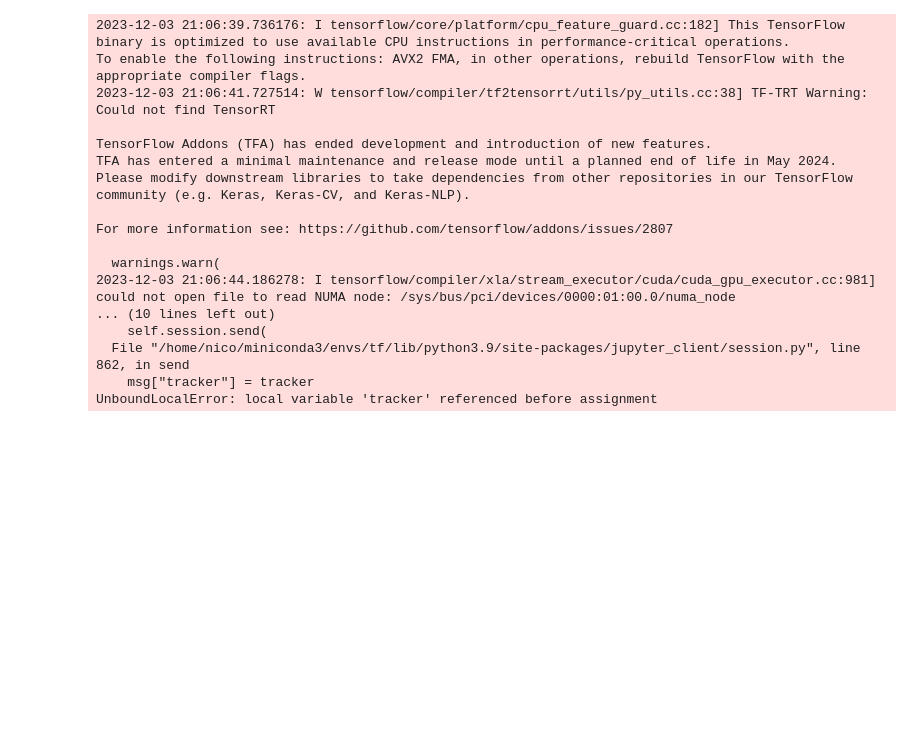
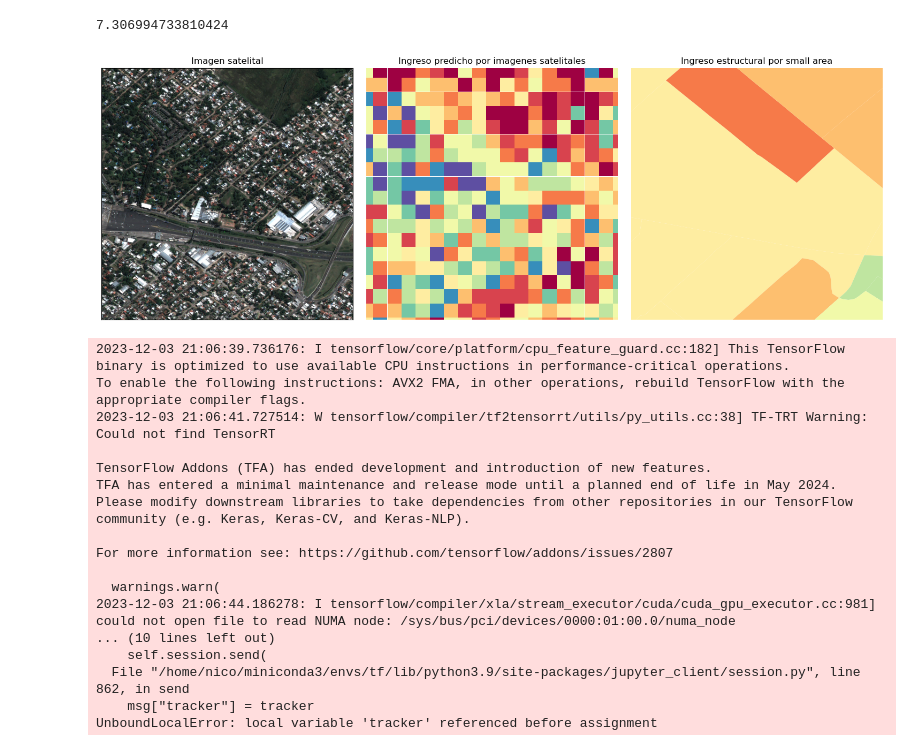
Before and after one commit to Queeno11/Satellite-Imagery-Income-Prediction, a Jupyter notebook: scripts/debug.ipynb, the cells around one changed output. Drawn from its saved outputs; the diff is of its cells as text; code cells hidden in the pictures; blank space fills up the shorter version.

```diff
--- a/scripts/debug.ipynb
+++ b/scripts/debug.ipynb
@@ -9,0 +35,13 @@ from importlib import reload
+# %%
+from shapely import Polygon
+VILLA_31 = [[-58.3942356256,-34.5947320752],[-58.3679285222,-34.5947320752],[-58.3679285222,-34.5760771024],[-58.3942356256,-34.5760771024],[-58.3942356256,-34.5947320752]]
+VILLA_21_24 = [[-58.4108331428,-34.6551111569],[-58.3944394813,-34.6551111569],[-58.3944394813,-34.6437196838],[-58.4108331428,-34.6437196838],[-58.4108331428,-34.6551111569]]
+PARQUE_LELOIR = [[-58.67620171,-34.6352316984],[-58.6650723329,-34.6352316984],[-58.6650723329,-34.6252500848],[-58.67620171,-34.6252500848],[-58.67620171,-34.6352316984]]
+ADROGUE_CHICO = [[-58.409929469,-34.817989341],[-58.3966363097,-34.817989341],[-58.3966363097,-34.8070532351],[-58.409929469,-34.8070532351],[-58.409929469,-34.817989341]]
+ADROGUE_CHICO = [[x, y+.005] for x,y in ADROGUE_CHICO]
+import importlib
+importlib.reload(utils)
+poly = Polygon(ADROGUE_CHICO)
+
+datasets, extents = build_dataset.load_satellite_datasets()
+utils.get_dataset_for_polygon(poly, extents)
@@ -9,0 +57,12 @@ from importlib import reload
+# %%
+icpag.ln_pred_inc_mean.quantile(.99)
+# %% [output]
+7.306994733810424
+# %%
+import evaluate_examples
+importlib.reload(evaluate_examples)
+BELLAVISTA = [[-58.7013553135,-34.5908167952],[-58.6871646388,-34.5908167952],[-58.6871646388,-34.5802173929],[-58.7013553135,-34.5802173929],[-58.7013553135,-34.5908167952]]
+
+evaluate_examples.plot_example(PARQUE_LELOIR, "mobnet_v3_size128_tiles1_sample1", "img_savename")
+# %% [output]
+[figure, added]
```
Also changed, not shown: parts of 16 cells of this notebook.
